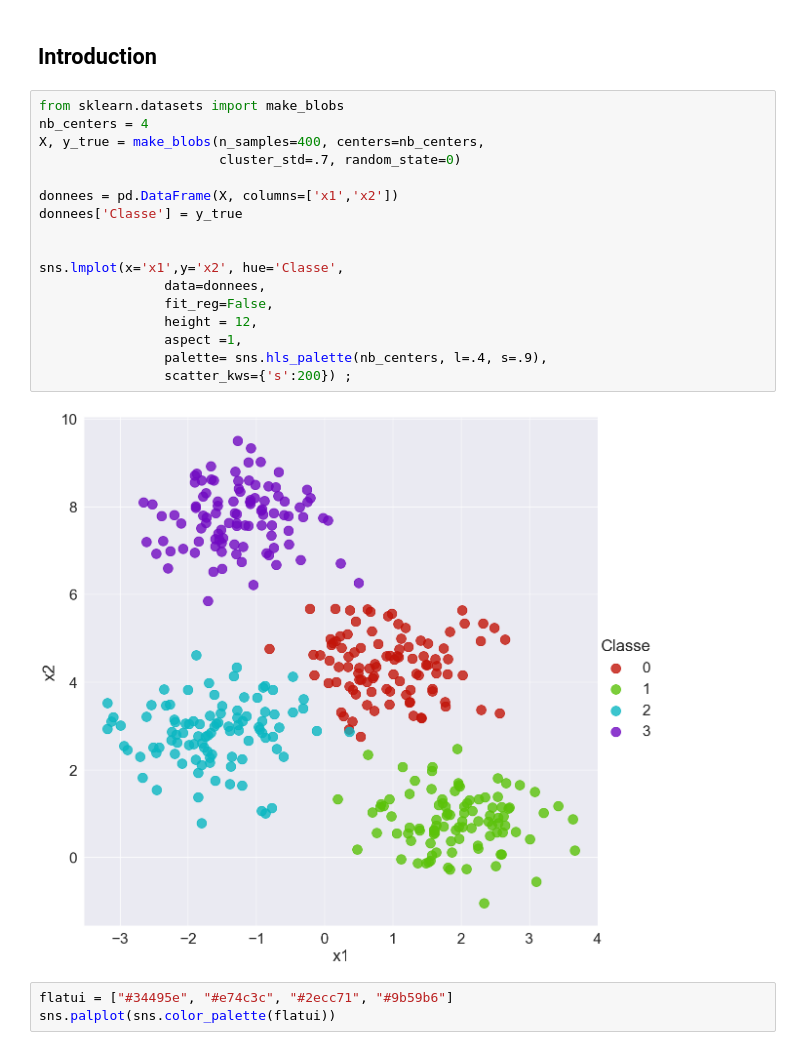
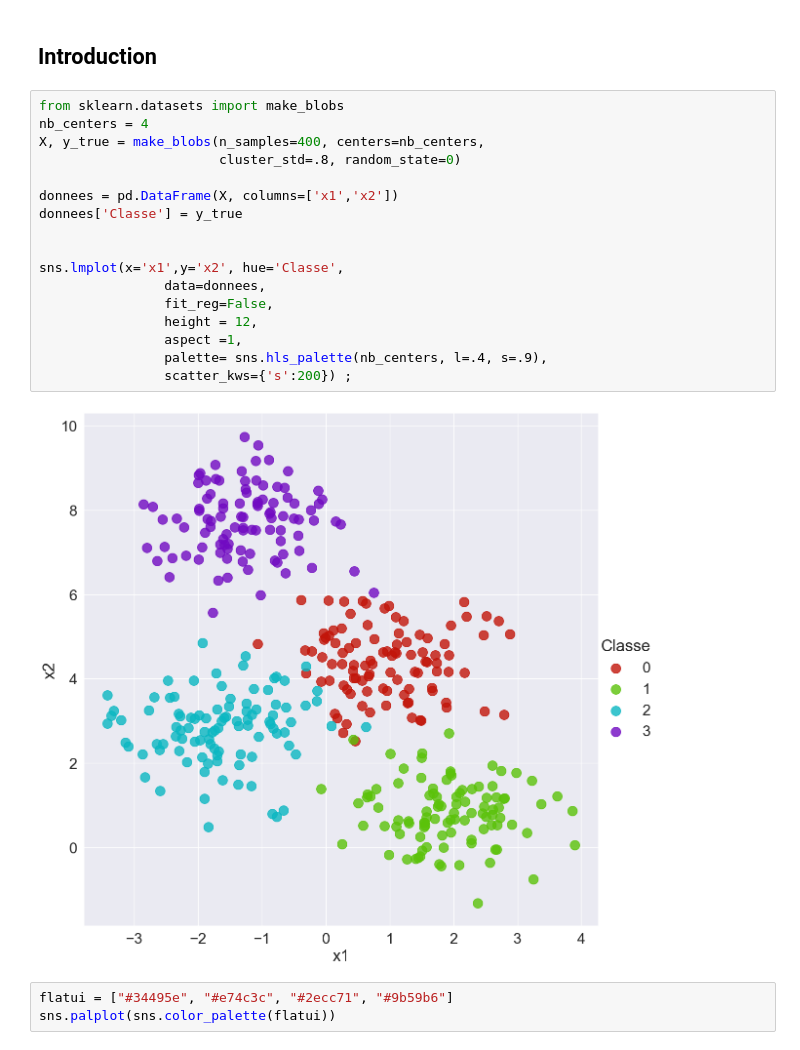
Before and after one commit to rbizoi/AnalyseTraitementsDonnees, a Jupyter notebook: Clustering-ClassificationNonSupervisée/Classification non hiérarchique--KMeans.ipynb, the cells around one changed output. Saved outputs shown, nothing was run; the diff lists cells and outputs as text.

```diff
--- a/Clustering-ClassificationNonSupervisée/Classification non hiérarchique--KMeans.ipynb
+++ b/Clustering-ClassificationNonSupervisée/Classification non hiérarchique--KMeans.ipynb
@@ -17,22 +17,22 @@ np.random.seed(987654321)
 # %%
 from sklearn.datasets import make_blobs
 nb_centers = 4
 X, y_true = make_blobs(n_samples=400, centers=nb_centers,
-                       cluster_std=.7, random_state=0)
+                       cluster_std=.8, random_state=0)
 
 donnees = pd.DataFrame(X, columns=['x1','x2'])
 donnees['Classe'] = y_true
 
 
 sns.lmplot(x='x1',y='x2', hue='Classe',
                 data=donnees,
                 fit_reg=False,
                 height = 12,
                 aspect =1,
                 palette= sns.hls_palette(nb_centers, l=.4, s=.9),
                 scatter_kws={'s':200}) ;
 # %% [output]
-[figure, old version]
+[figure, new version]
 # %%
 flatui = ["#34495e", "#e74c3c", "#2ecc71", "#9b59b6"]
 sns.palplot(sns.color_palette(flatui))
```
